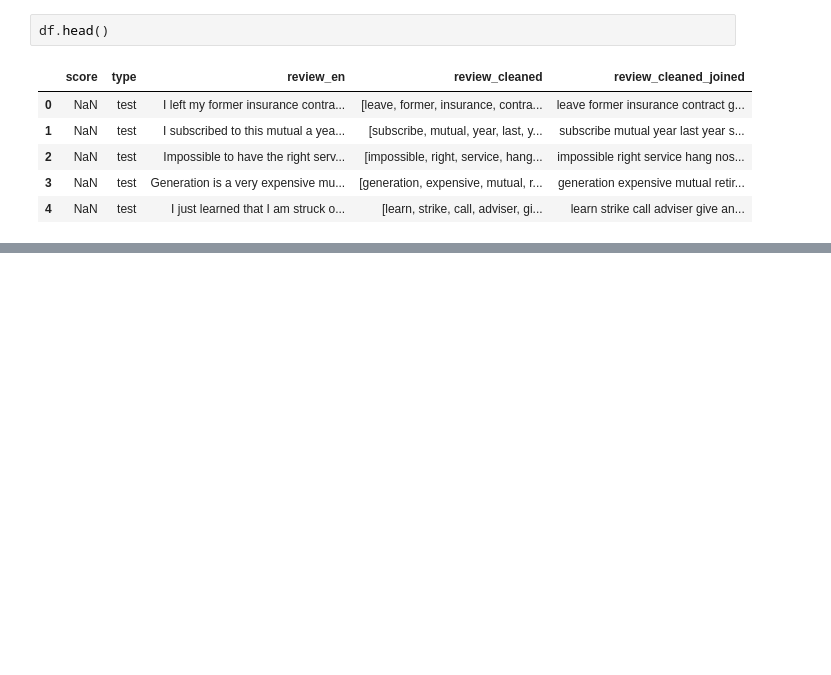
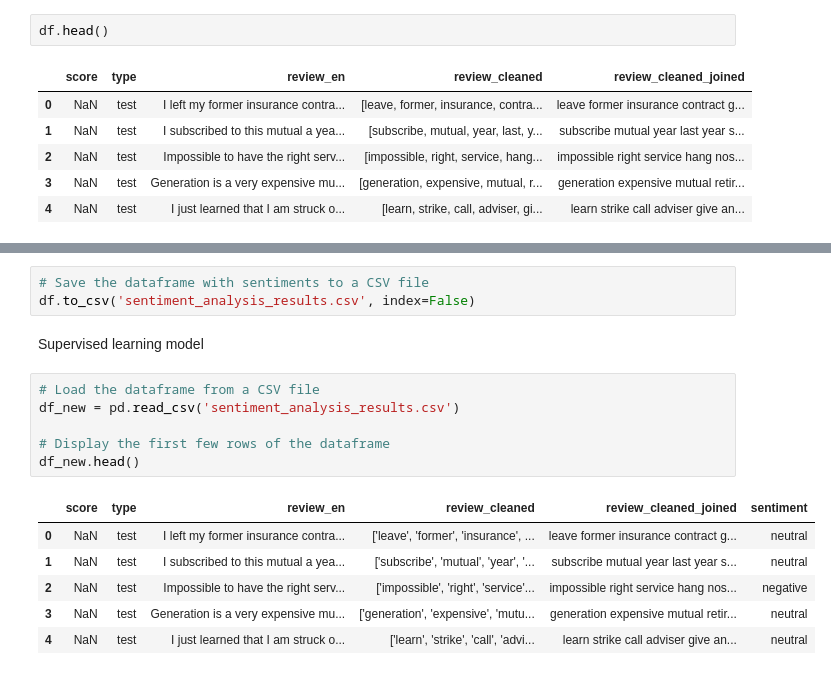
Before and after one commit to Alberto-Martinelli/nlp-supervised, a Jupyter notebook: main.ipynb, the cells around one changed output, grey strips where cells are left out. Saved outputs shown, nothing was run; the diff lists cells and outputs as text; blank space fills up the shorter version.

```diff
--- a/main.ipynb
+++ b/main.ipynb
@@ -301,0 +685,18 @@ Failed to determine 'entailment' label id from the label2id mapping in the model
+# %%
+# Save the dataframe with sentiments to a CSV file
+df.to_csv('sentiment_analysis_results.csv', index=False)
+# %% [markdown]
+Supervised learning model
+# %%
+# Load the dataframe from a CSV file
+df_new = pd.read_csv('sentiment_analysis_results.csv')
+
+# Display the first few rows of the dataframe
+df_new.head()
+# %% [output]
+|  | score | type | review_en | review_cleaned | review_cleaned_joined | sentiment |
+| 0 | NaN | test | I left my former insurance contra... | ['leave', 'former', 'insurance', ... | leave former insurance contract g... | neutral |
+| 1 | NaN | test | I subscribed to this mutual a yea... | ['subscribe', 'mutual', 'year', '... | subscribe mutual year last year s... | neutral |
+| 2 | NaN | test | Impossible to have the right serv... | ['impossible', 'right', 'service'... | impossible right service hang nos... | negative |
+| 3 | NaN | test | Generation is a very expensive mu... | ['generation', 'expensive', 'mutu... | generation expensive mutual retir... | neutral |
+| 4 | NaN | test | I just learned that I am struck o... | ['learn', 'strike', 'call', 'advi... | learn strike call adviser give an... | neutral |
```
Also changed, not shown: parts of 59 cells of this notebook, 10 other files.
